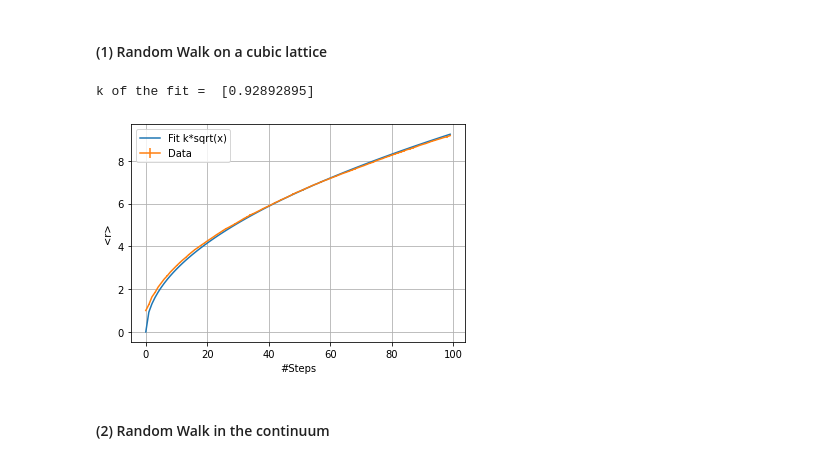
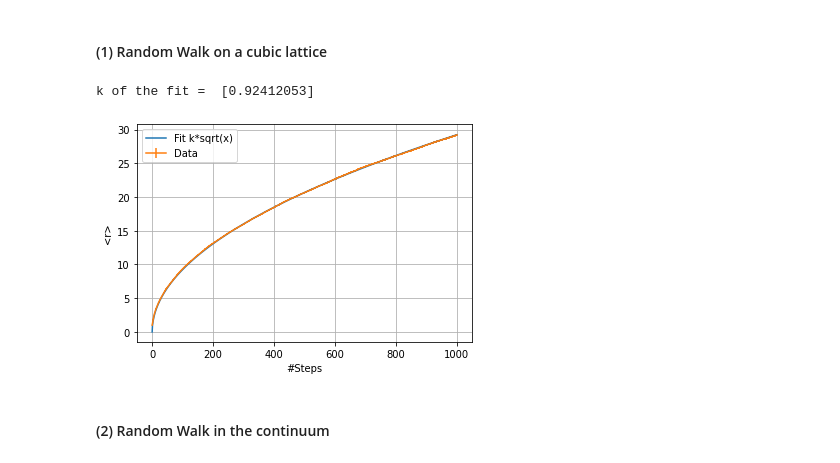
Before and after one commit to mattbona/numerical-simulation-laboratory, a Jupyter notebook: NSL-02/jupyter/LSN_Exercises_02.ipynb, the cells around one changed output. Saved outputs shown, nothing was run; the diff lists cells and outputs as text; code cells hidden in the pictures.

Commit message:
Add automatic steps_number

```diff
--- a/NSL-02/jupyter/LSN_Exercises_02.ipynb
+++ b/NSL-02/jupyter/LSN_Exercises_02.ipynb
@@ -80,28 +80,28 @@ Note that you could try to fit both results with a function like $f(N)=k\sqrt{N}
 # %%
 from scipy import optimize
 
 def test_func(x, k):
     return k * np.sqrt(x)
 
-N = 100 # Number of steps
 prog_distance = np.loadtxt("../data/EX02_2(1).dat", usecols=0)
 distance_error = np.loadtxt("../data/EX02_2(1).dat", usecols=1)
+N = prog_distance.size # Number of steps
 steps_number = np.arange(0,N)
 
 params, params_covariance = optimize.curve_fit(test_func, steps_number, prog_distance)
 print("k of the fit = ", params)
 
 plt.plot(steps_number, test_func(steps_number, params), label="Fit k*sqrt(x)")
-plt.errorbar(x, prog_distance, yerr=distance_error, label="Data")
+plt.errorbar(steps_number, prog_distance, yerr=distance_error, label="Data")
 plt.legend(loc="upper left")
 
 plt.xlabel('#Steps')
 plt.ylabel('<r>')
 plt.grid(True)
 plt.show()
 # %% [output]
-k of the fit =  [0.92892895]
+k of the fit =  [0.92412053]
-[figure, old version]
+[figure, new version]
 # %% [markdown]
 #### (2) Random Walk in the continuum
 # %%
```
Also changed, not shown: parts of 1 cell of this notebook.
